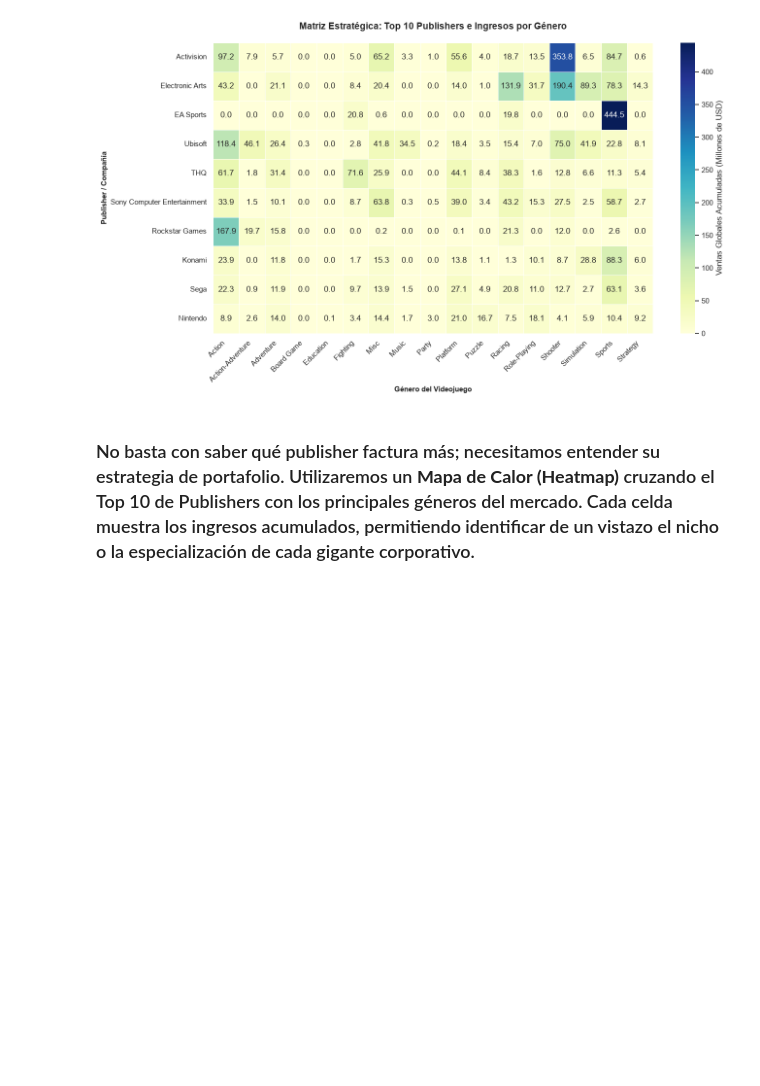
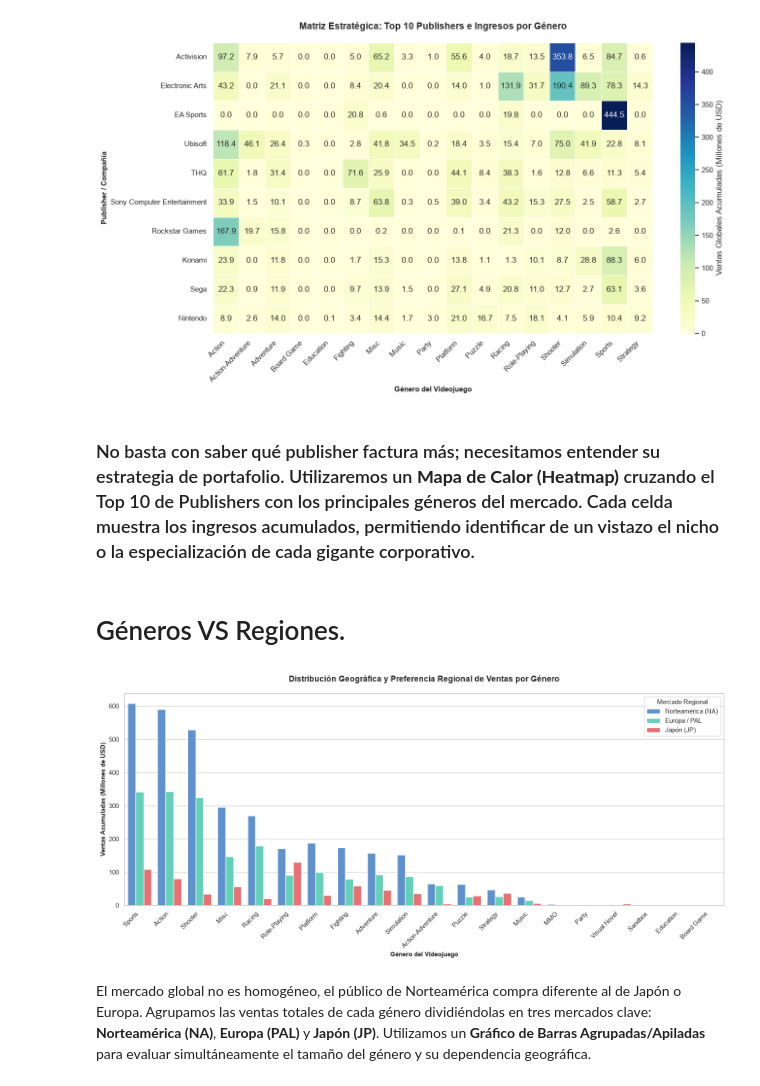
Before and after one commit to alvarodc093-pixel/Eda-Games, a Jupyter notebook: Notebook/Preprocesamiento.ipynb, the cells around one changed output. Saved outputs shown, nothing was run; the diff lists cells and outputs as text; code cells hidden in the pictures; blank space fills up the shorter version.

Commit message:
Análisis bivariante.
Hacemos un estudio en el que vemos cuál es el género que mas vende y en qué país.

```diff
--- a/Notebook/Preprocesamiento.ipynb
+++ b/Notebook/Preprocesamiento.ipynb
@@ -771,3 +771,46 @@ findfont: Failed to find font weight semibold, now using 700.
 [figure]
 # %% [markdown]
 ### No basta con saber qué publisher factura más; necesitamos entender su estrategia de portafolio. Utilizaremos un **Mapa de Calor (Heatmap)** cruzando el Top 10 de Publishers con los principales géneros del mercado. Cada celda muestra los ingresos acumulados, permitiendo identificar de un vistazo el nicho o la especialización de cada gigante corporativo.
+# %% [markdown]
+# Géneros VS Regiones.
+# %%
+# 1. Agrupar por género y calcular la suma total de ventas por región macroeconómica
+df_geo_genre = df.groupby("genre")[["na_sales", "pal_sales", "jp_sales"]].sum()
+
+# Calcular las ventas globales por género para ordenar el gráfico del más vendido al menos vendido
+df_geo_genre["total_global"] = df_geo_genre.sum(axis=1)
+df_geo_genre = df_geo_genre.sort_values(by="total_global", ascending=False).drop(columns="total_global")
+
+# 2. Resetear el índice para facilitar el formateo con Seaborn (Melt para pasar de ancho a largo)
+df_geo_melted = df_geo_genre.reset_index().melt(
+    id_vars="genre",
+    var_name="Region",
+    value_name="Sales"
+)
+
+# Mapear los nombres de las regiones a etiquetas ejecutivas legibles
+mapa_regiones = {"na_sales": "Norteamérica (NA)", "pal_sales": "Europa / PAL", "jp_sales": "Japón (JP)"}
+df_geo_melted["Region"] = df_geo_melted["Region"].map(mapa_regiones)
+
+# 3. Graficar Barras Agrupadas
+plt.figure(figsize=(15, 7))
+sns.barplot(
+    data=df_geo_melted,
+    x="genre",
+    y="Sales",
+    hue="Region",
+    palette=["#4a90e2", "#50e3c2", "#ff5a5f"]
+)
+
+plt.title("Distribución Geográfica y Preferencia Regional de Ventas por Género", fontsize=14, fontweight="bold", pad=20)
+plt.xlabel("Género del Videojuego", fontsize=11, fontweight="semibold")
+plt.ylabel("Ventas Acumuladas (Millones de USD)", fontsize=11, fontweight="semibold")
+plt.xticks(rotation=45, ha="right")
+plt.legend(title="Mercado Regional", title_fontsize='11', loc="upper right")
+
+plt.tight_layout()
+plt.show()
+# %% [output]
+[figure, added]
+# %% [markdown]
+El mercado global no es homogéneo, el público de Norteamérica compra diferente al de Japón o Europa. Agrupamos las ventas totales de cada género dividiéndolas en tres mercados clave: **Norteamérica (NA)**, **Europa (PAL)** y **Japón (JP)**. Utilizamos un **Gráfico de Barras Agrupadas/Apiladas** para evaluar simultáneamente el tamaño del género y su dependencia geográfica.
```
